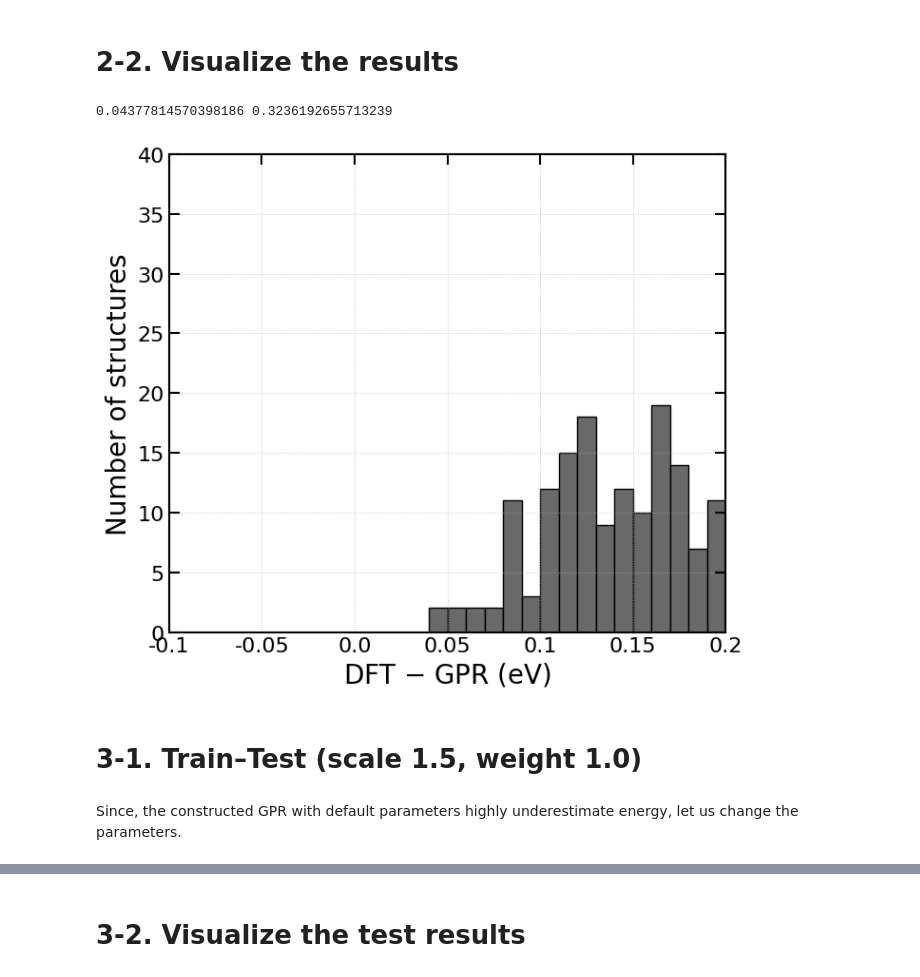
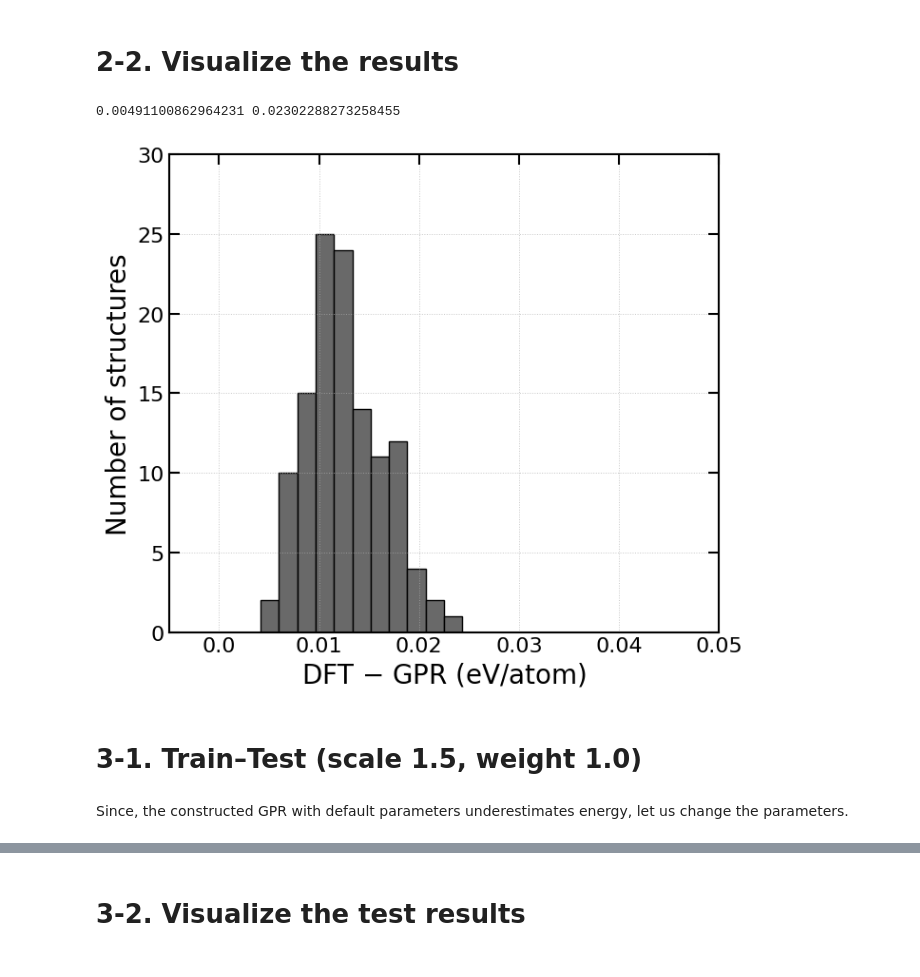
Before and after one commit to atomisticnet/aenet-gpr, a Jupyter notebook: tutorial/aenet_gpr_tutorial_2_EC-EC.ipynb, the cells around one changed output, grey strips where cells are left out. Cells and saved outputs as stored; diff of their text form; code cells hidden in the pictures.

```diff
--- a/tutorial/aenet_gpr_tutorial_2_EC-EC.ipynb
+++ b/tutorial/aenet_gpr_tutorial_2_EC-EC.ipynb
@@ -201,55 +201,54 @@ force_test_gpr = np.load("./force_test_gpr.npy")
 force_test_reference = np.load("./force_test_reference.npy")
 uncertainty_test_gpr = np.load("./uncertainty_test_gpr.npy")
 # %%
-diff = energy_test_reference - energy_test_gpr
+diff_per_atom = (energy_test_reference - energy_test_gpr) / 20
 
-print(diff.min(), diff.max())
+print(diff_per_atom.min(), diff_per_atom.max())
 # %% [output]
-0.04377814570398186 0.3236192655713239
+0.00491100862964231 0.02302288273258455
 # %%
 fig = plt.figure(figsize=(7, 6))
 ax2 = fig.subplots()
 
 font_x = {'size': 20, 'color': 'black'}
 font_y = {'size': 20, 'color': 'black'}
 font_tick = {'size': 16, 'color': 'black'}
 
 
 # The second plot
-counts, bins = np.histogram(diff, bins=30, range=(-0.1, 0.2))
+counts, bins = np.histogram(diff_per_atom, bins=30, range=(-0.005, 0.05))
 
 ax2.hist(bins[:-1], bins, weights=counts, facecolor='dimgray', alpha=1.0, edgecolor='black')
 
-ax2.set_xlabel("DFT $-$ GPR (eV)", fontdict=font_x)
-ax2.set_xlim([-0.1, 0.2])
+ax2.set_xlabel("DFT $-$ GPR (eV/atom)", fontdict=font_x)
+ax2.set_xlim([-0.005, 0.05])
 x_labels = [round(label, 2) for label in ax2.get_xticks()]
 ax2.set_xticks(x_labels)
-ax2.set_xlim([-0.1, 0.2])
+ax2.set_xlim([-0.005, 0.05])
 ax2.set_xticklabels(x_labels, fontdict=font_tick)
 
 ax2.set_ylabel("Number of structures", fontdict=font_y)
-ax2.set_ylim([0, 40])
+ax2.set_ylim([0, 30])
 y_labels = [int(label) for label in ax2.get_yticks()]
-# y_labels = [0, 20, 40, 60, 80, 100]
 ax2.set_yticks(y_labels)
-ax2.set_ylim([0, 40])
+ax2.set_ylim([0, 30])
 ax2.set_yticklabels(y_labels, fontdict=font_tick)
 
 [x.set_linewidth(1.5) for x in ax2.spines.values()]
 ax2.tick_params(bottom=False, top=True, left=True, right=True)
 ax2.tick_params(labelbottom=True, labeltop=False, labelleft=True, labelright=False)
 ax2.tick_params(direction='in', length=8, width=1.5)
 
 ax2.grid(True, which='both', linestyle=':', linewidth=0.7, alpha=0.7)
 
 fig.tight_layout()
 plt.show()
 # %% [output]
-[figure, old version]
+[figure, new version]
 # %% [markdown]
 # 3-1. Train–Test (scale 1.5, weight 1.0)
 # %% [markdown]
-Since, the constructed GPR with default parameters highly underestimate energy, let us change the parameters.
+Since, the constructed GPR with default parameters underestimates energy, let us change the parameters.
 # %%
 ! sed -i '15s|.*|scale 1.5|' train.in
 # %%
```
Also changed, not shown: parts of 18 cells of this notebook, 3 other files.
